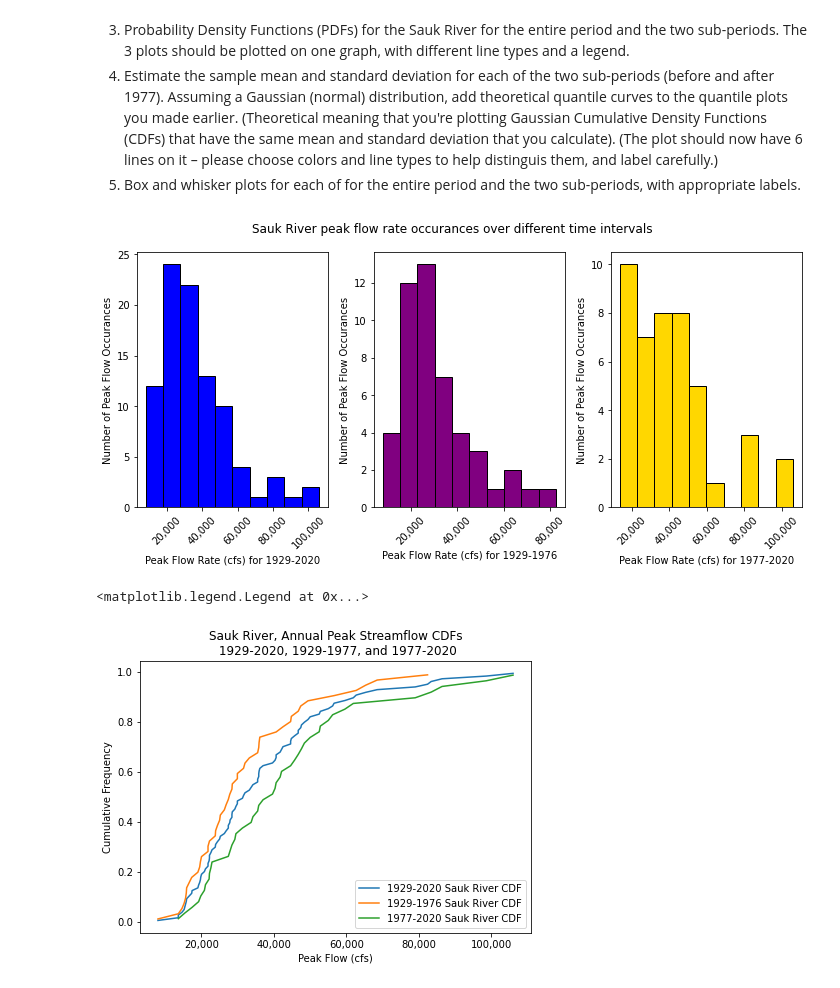
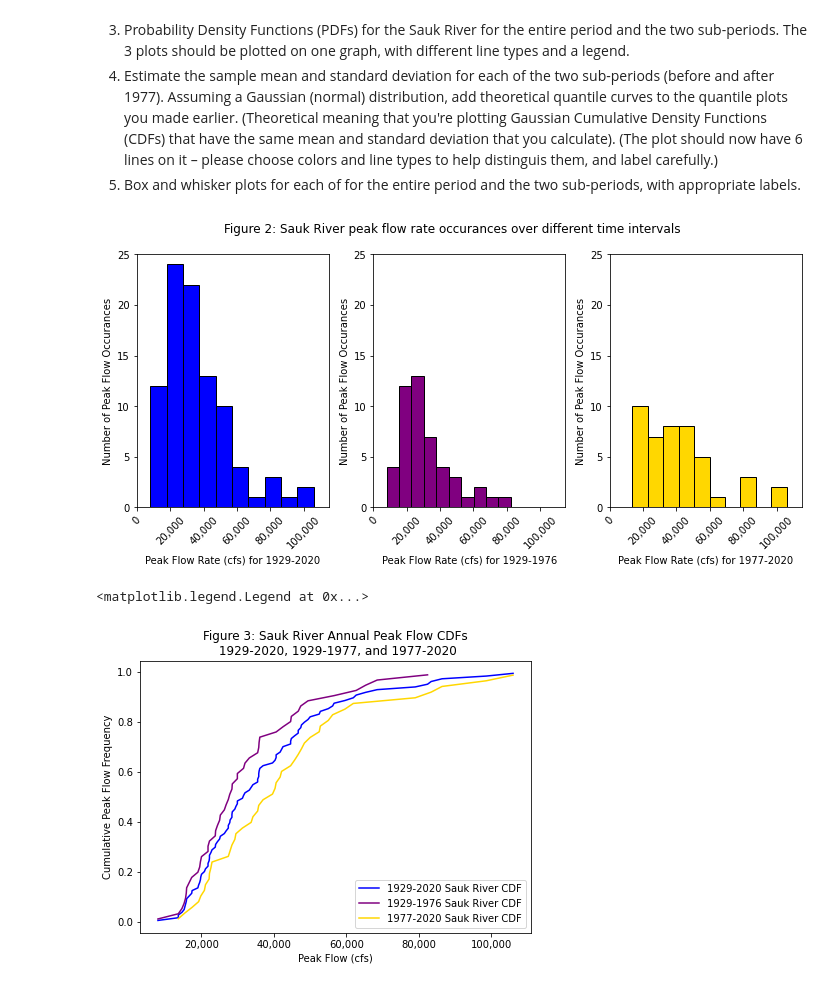
Before and after one commit to dlhogan97/CEWA565, a Jupyter notebook: Week-1/HW-1/HW-1-dlhogan.ipynb, the cells around one changed output. Cells and saved outputs as stored; diff of their text form; code cells hidden in the pictures.

```diff
--- a/Week-1/HW-1/HW-1-dlhogan.ipynb
+++ b/Week-1/HW-1/HW-1-dlhogan.ipynb
@@ -76,20 +77,23 @@ sauk_river_peaks = {'1929-2020':sauk_peaks,
 # %%
 # B.1. Plot histograms
 # set up subplots
 fig, axs = plt.subplots(1,3, figsize=(10,5), tight_layout=True)
-fig.suptitle('Sauk River peak flow rate occurances over different time intervals')
+fig.suptitle('Figure 2: Sauk River peak flow rate occurances over different time intervals')
 colour = ['b','purple','gold']
 # specify number of bins for histogram
 nbins = 10
 # for loop used to plot histograms for each time series of Sauk River peak data
 for i,(dates,df) in enumerate(sauk_river_peaks.items()):
     axs[i].hist(df['peak_va'], nbins, fc=colour[i], ec='black')
+    # Plot specifications
     axs[i].set_xlabel('Peak Flow Rate (cfs) for {}'.format(dates))
     axs[i].set_ylabel('Number of Peak Flow Occurances')
-    axs[i].set_xticklabels(axs[i].get_xticks(), rotation = 45) # reference 1
-    axs[i].get_xaxis().set_major_formatter(mticker.FuncFormatter(lambda x, p: format(int(x), ','))) # reference 2
+    axs[i].set_ylim(0,25)
+    axs[i].set_xlim(0,115000)
+    axs[i].set_xticklabels(axs[i].get_xticks(), rotation = 45)
+    axs[i].get_xaxis().set_major_formatter(mticker.FuncFormatter(lambda x, p: format(int(x), ','))) # reference 1
 # %% [output]
-[figure, old version]
+[figure, new version]
 # %%
 # This function requires that the input is a pandas dataframe, with column names, and an integer index
 # It returns a copy of the dataframe with an extra column added that has the Cunnane plotting positions
@@ -110,17 +114,22 @@ def cunnane_quantile(df, column_name):
 # %%
 # B.2. Plot CDFs
 fig, ax1 = plt.subplots(1, 1, figsize=(7, 5))
+colour = ['b','purple','gold']
 for i,(dates,df) in enumerate(sauk_river_peaks.items()):
-    sauk_quant = cunnane_quantile(df,'peak_va')
-    ax1.plot(sauk_quant['peak_va'],sauk_quant['cunnane_plotting_position'], label='{} Sauk River CDF'.format(dates))
+    sauk_quant = cunnane_quantile(df,'peak_va') # calculate quantiles and add to df
+    ax1.plot(sauk_quant['peak_va'],
+             sauk_quant['cunnane_plotting_position'],
+             c=colour[i],
+             label='{} Sauk River CDF'.format(dates))
+# Plot specifications
 ax1.set_xlabel('Peak Flow (cfs)')
 ax1.set_ylabel('Cumulative Peak Flow Frequency')
-ax1.get_xaxis().set_major_formatter(mticker.FuncFormatter(lambda x, p: format(int(x), ','))) # reference 2
-ax1.set_title('Sauk River, Annual Peak Streamflow CDFs\n 1929-2020, 1929-1977, and 1977-2020')
+ax1.get_xaxis().set_major_formatter(mticker.FuncFormatter(lambda x, p: format(int(x), ','))) # reference 1
+ax1.set_title('Figure 3: Sauk River Annual Peak Flow CDFs\n 1929-2020, 1929-1977, and 1977-2020')
 ax1.legend()
 # %% [output]
 <matplotlib.legend.Legend at 0x...>
-[figure, old version]
+[figure, new version]
 # %%
 # B.3. Plot PDFs
 # set up subplots
```
Also changed, not shown: parts of 10 cells of this notebook, 11 other files.
